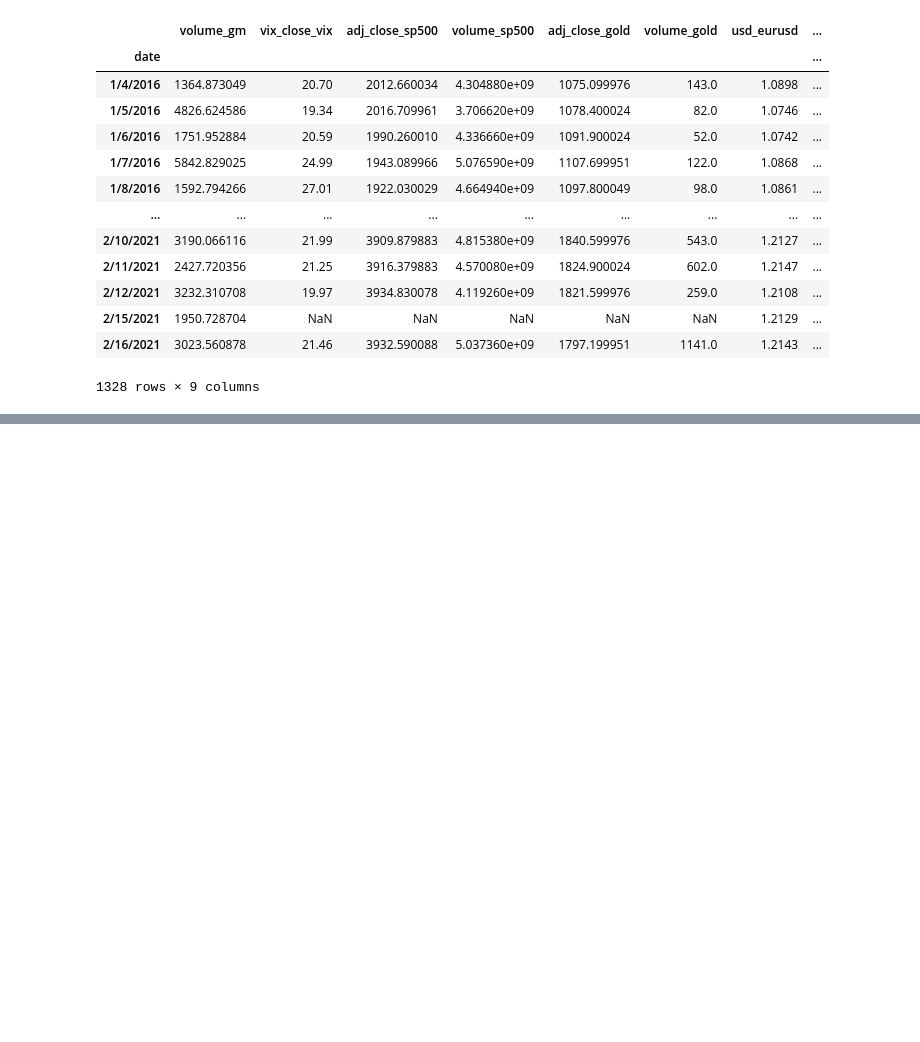
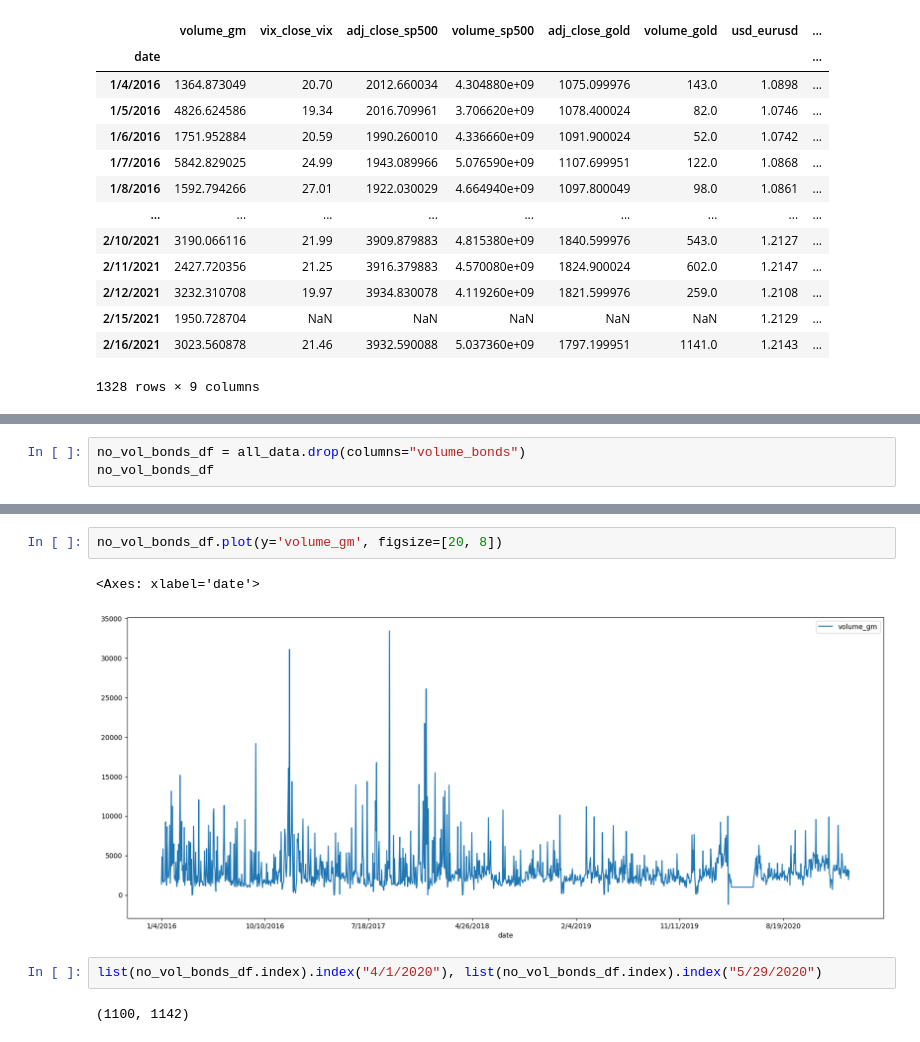
Before and after one commit to p4treina/trade_volume_prediction, a Jupyter notebook: notebooks/2-experiments.ipynb, the cells around one changed output, grey strips where cells are left out. Drawn from its saved outputs; the diff is of its cells as text; blank space fills up the shorter version.

```diff
--- a/notebooks/2-experiments.ipynb
+++ b/notebooks/2-experiments.ipynb
@@ -445,0 +82,3 @@ pipe = Pipeline(steps=[("preprocessor", preprocessor), ("model", xgb_model)])
+# %%
+no_vol_bonds_df = all_data.drop(columns="volume_bonds")
+no_vol_bonds_df
@@ -445,0 +100,9 @@ pipe = Pipeline(steps=[("preprocessor", preprocessor), ("model", xgb_model)])
+# %%
+no_vol_bonds_df.plot(y='volume_gm', figsize=[20, 8])
+# %% [output]
+<Axes: xlabel='date'>
+[figure, added]
+# %%
+list(no_vol_bonds_df.index).index("4/1/2020"), list(no_vol_bonds_df.index).index("5/29/2020")
+# %% [output]
+(1100, 1142)
```
Also changed, not shown: parts of 98 cells of this notebook, 12 other files.
